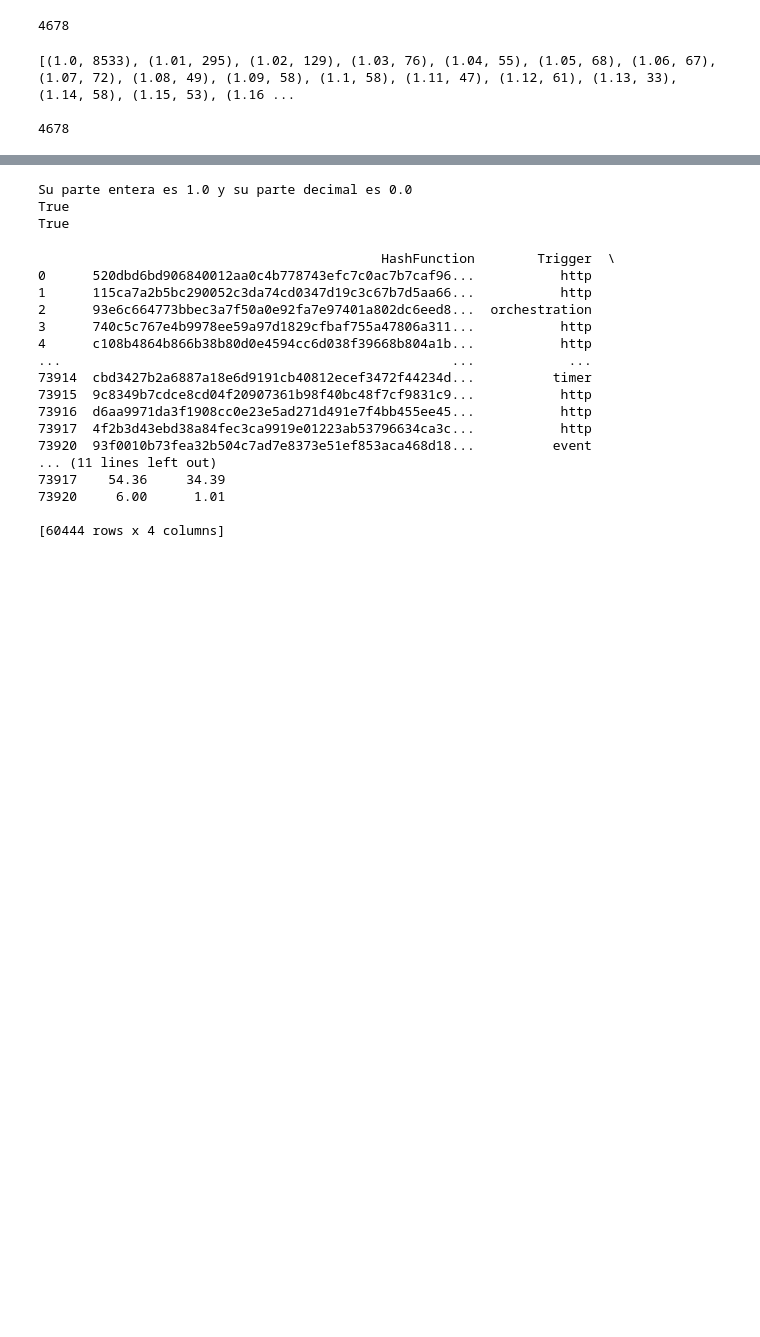
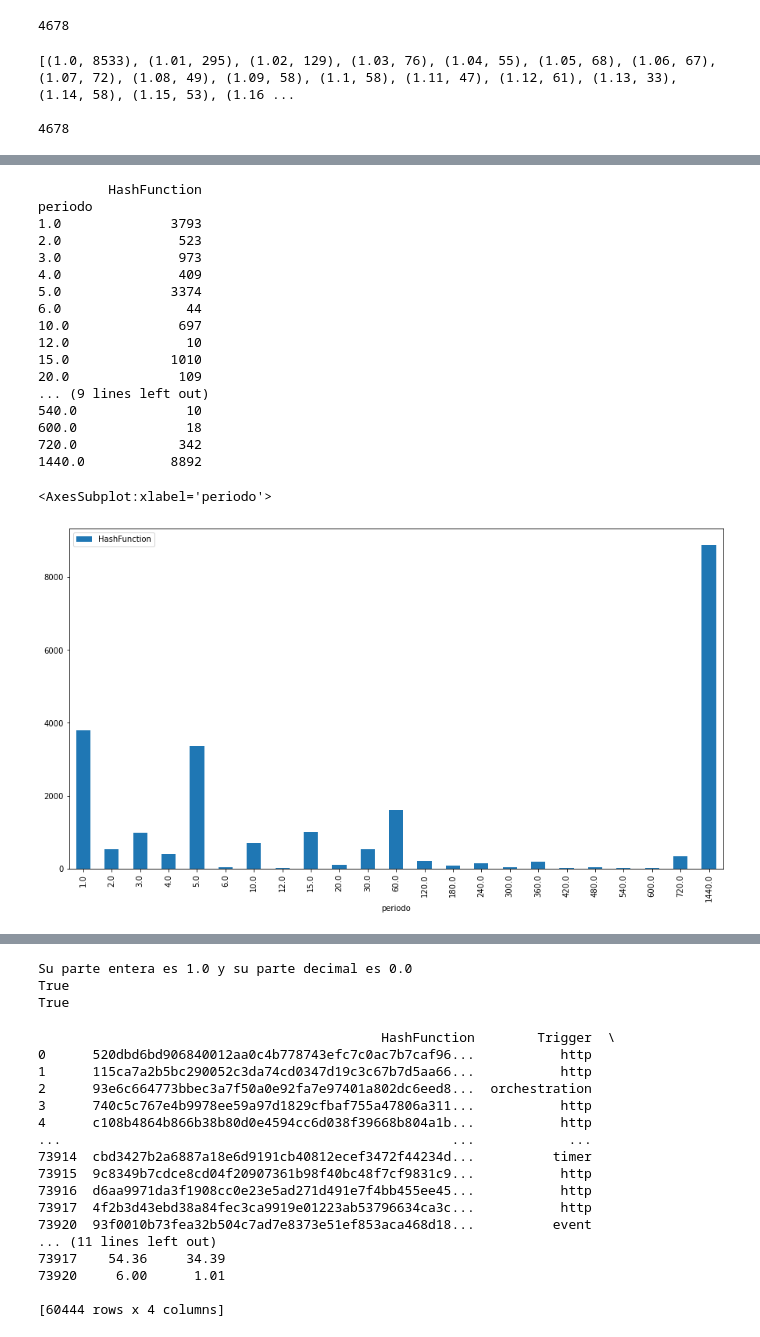
Before and after one commit to robinsonf214/Analisis_CVR, a Jupyter notebook: Serie de tiempo.ipynb, the cells around one changed output, grey strips where cells are left out. Saved outputs shown, nothing was run; the diff lists cells and outputs as text; code cells hidden in the pictures; blank space fills up the shorter version.

```diff
--- a/Serie de tiempo.ipynb
+++ b/Serie de tiempo.ipynb
@@ -306,0 +342,25 @@ countt.plot(kind='bar', figsize=[12,8])
+# %%
+counts = countt['periodo'].value_counts()
+res = countt[~countt['periodo'].isin(counts[counts < 10].index)]
+print(res.groupby('periodo')[['HashFunction']].count())
+res.groupby('periodo')[['HashFunction']].count().plot(kind='bar', figsize=[15,8])
+# %% [output]
+         HashFunction
+periodo
+1.0              3793
+2.0               523
+3.0               973
+4.0               409
+5.0              3374
+6.0                44
+10.0              697
+12.0               10
+15.0             1010
+20.0              109
+... (9 lines left out)
+540.0              10
+600.0              18
+720.0             342
+1440.0           8892
+<AxesSubplot:xlabel='periodo'>
+[figure, added]
```
Also changed, not shown: parts of 14 cells of this notebook.
